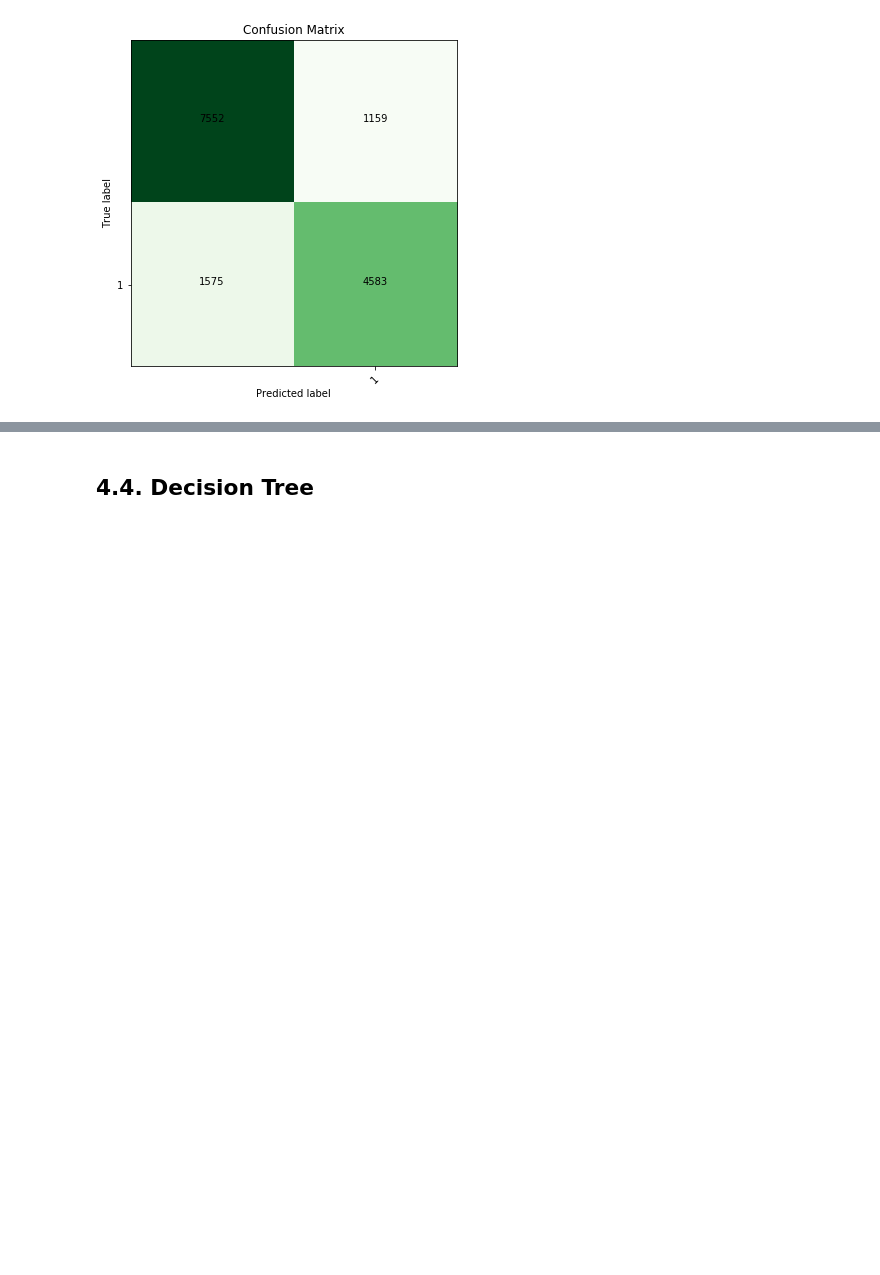
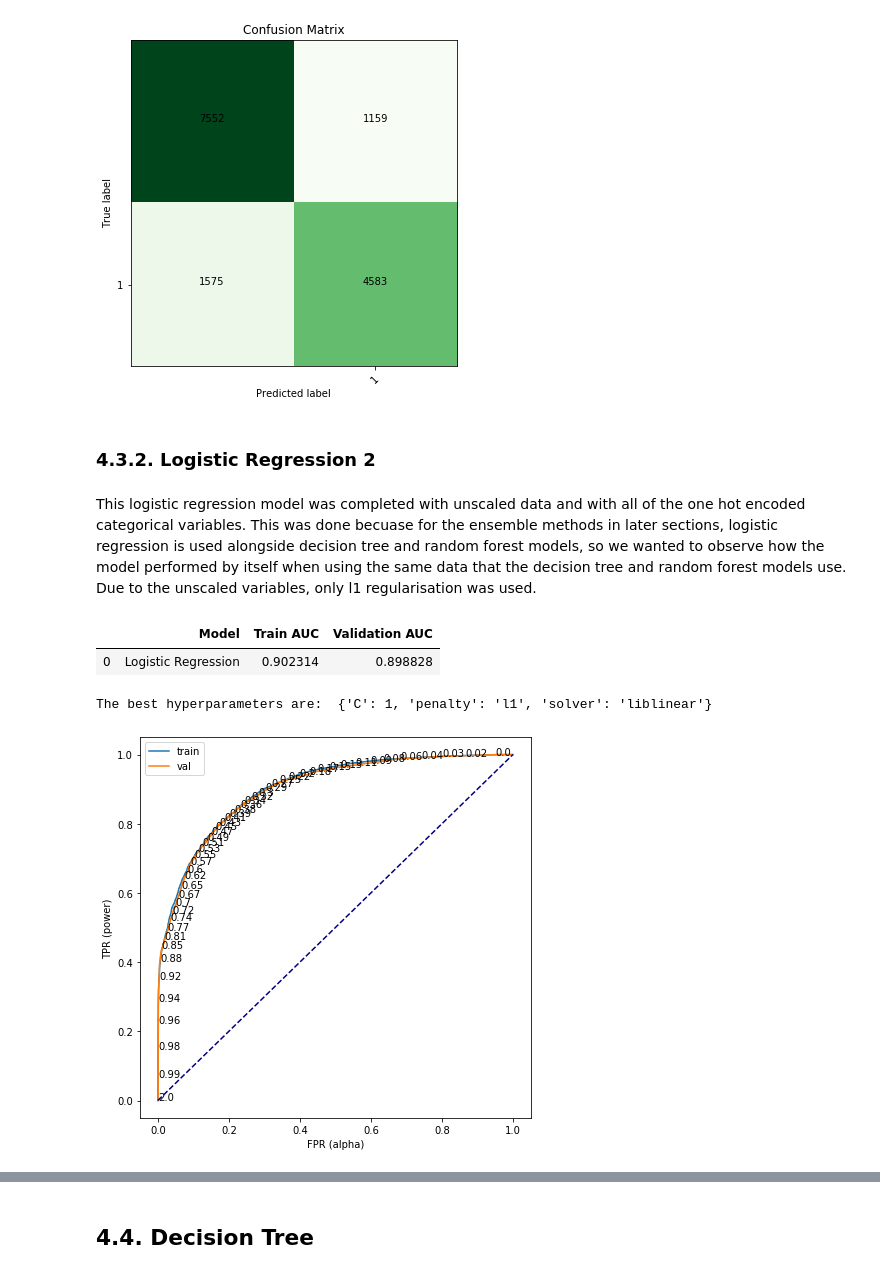
Before and after one commit to ravimalde/hotel_cancellation_analysis, a Jupyter notebook: index2.ipynb, the cells around one changed output, grey strips where cells are left out. Drawn from its saved outputs; the diff is of its cells as text; code cells hidden in the pictures; blank space fills up the shorter version.

```diff
--- a/index2.ipynb
+++ b/index2.ipynb
@@ -476,2 +482,18 @@ logistic_regression.pretty_conf_matrix()
 # %% [output]
 [figure]
+# %% [markdown]
+### 4.3.2. Logistic Regression 2
+# %% [markdown]
+This logistic regression model was completed with unscaled data and with all of the one hot encoded categorical variables. This was done becuase for the ensemble methods in later sections, logistic regression is used alongside decision tree and random forest models, so we wanted to observe how the model performed by itself when using the same data that the decision tree and random forest models use. Due to the unscaled variables, only l1 regularisation was used.
+# %%
+logistic_regression2 = Classification('Logistic Regression', X_train, X_val, y_train, y_val)
+# %%
+param_grid = {'C':[0.1,1,10,100],
+              'penalty':['l1'],
+              'solver':['liblinear','saga']}
+logistic_regression2.get_scores(param_grid, skf)
+# %% [output]
+|  | Model | Train AUC | Validation AUC |
+| 0 | Logistic Regression | 0.902314 | 0.898828 |
+The best hyperparameters are:  {'C': 1, 'penalty': 'l1', 'solver': 'liblinear'}
+[figure, added]
```
Also changed, not shown: parts of 15 cells of this notebook.
